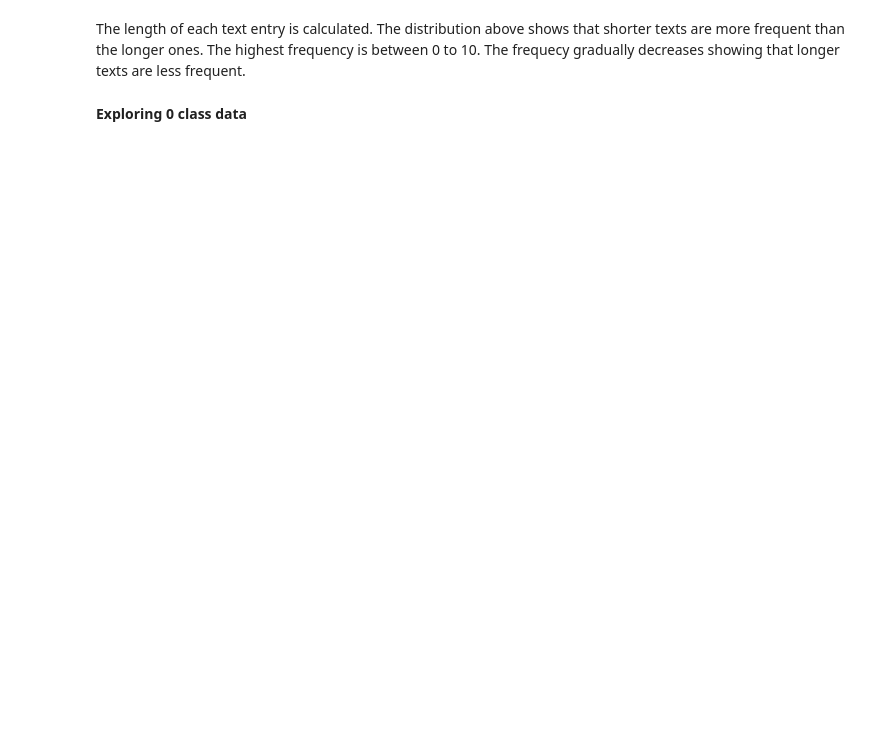
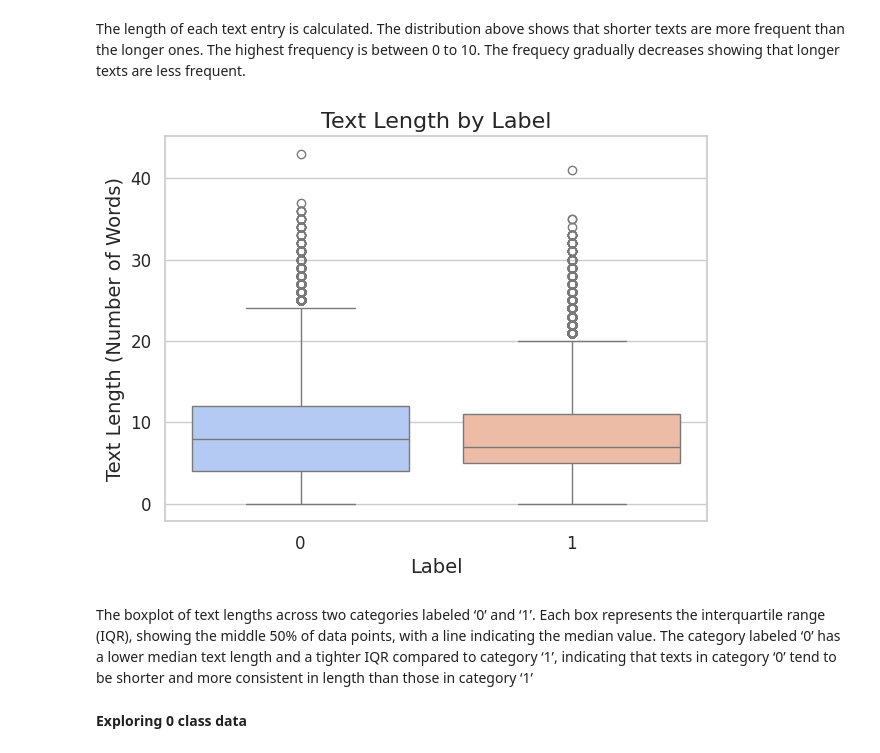
Before and after one commit to sumanapalle065/LLM-Assign3, a Jupyter notebook: LLM_Assign3.ipynb, the cells around one changed output. Cells and saved outputs as stored; diff of their text form; code cells hidden in the pictures; blank space fills up the shorter version.

Commit message:
boxplots and trigrams

```diff
--- a/LLM_Assign3.ipynb
+++ b/LLM_Assign3.ipynb
@@ -196,5 +197,20 @@ llm_mtplot.show()
 # %% [markdown]
 The length of each text entry is calculated. The distribution above shows that shorter texts are more frequent than the longer ones. The highest frequency is between 0 to 10. The frequecy gradually decreases showing that longer texts are less frequent.
+# %%
+# Boxplot of text length for each label
+llm_mtplot.figure(figsize=(7, 5))
+llm_senb.boxplot(x='label', y='text_length', hue='label', data=llm_offendata, palette='coolwarm')
+llm_mtplot.title('Text Length by Label', fontsize=16)
+llm_mtplot.xlabel('Label', fontsize=14)
+llm_mtplot.ylabel('Text Length (Number of Words)', fontsize=14)
+llm_mtplot.xticks(fontsize=12)
+llm_mtplot.yticks(fontsize=12)
+llm_mtplot.legend([],[], frameon=False)
+llm_mtplot.show()
+# %% [output]
+[figure, added]
+# %% [markdown]
+The boxplot of text lengths across two categories labeled ‘0’ and ‘1’. Each box represents the interquartile range (IQR), showing the middle 50% of data points, with a line indicating the median value. The category labeled ‘0’ has a lower median text length and a tighter IQR compared to category ‘1’, indicating that texts in category ‘0’ tend to be shorter and more consistent in length than those in category ‘1’
 # %% [markdown]
 **Exploring 0 class data**
 # %%
```
Also changed, not shown: parts of 9 cells of this notebook.
